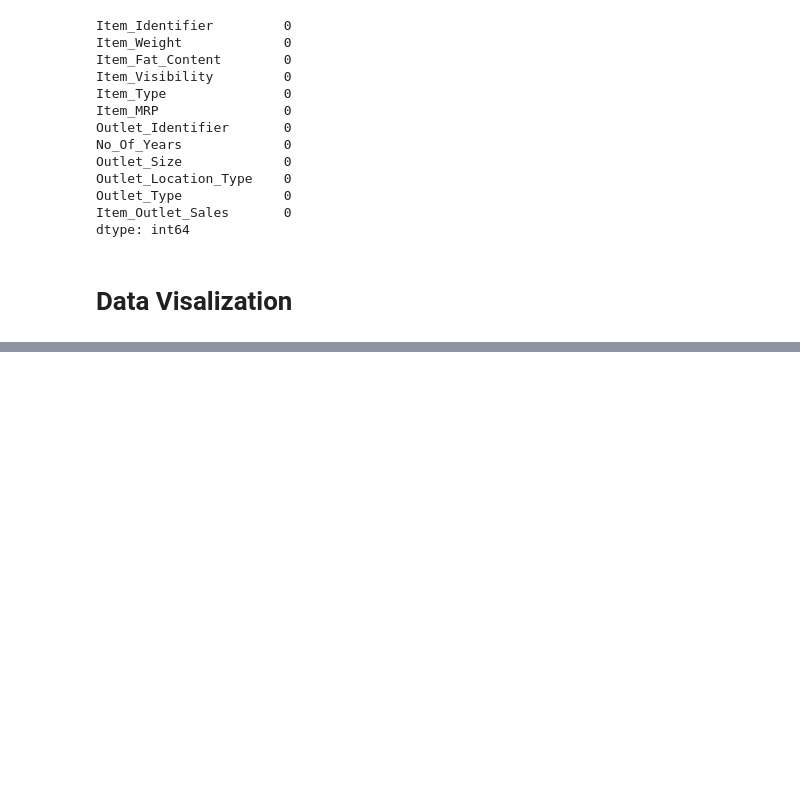
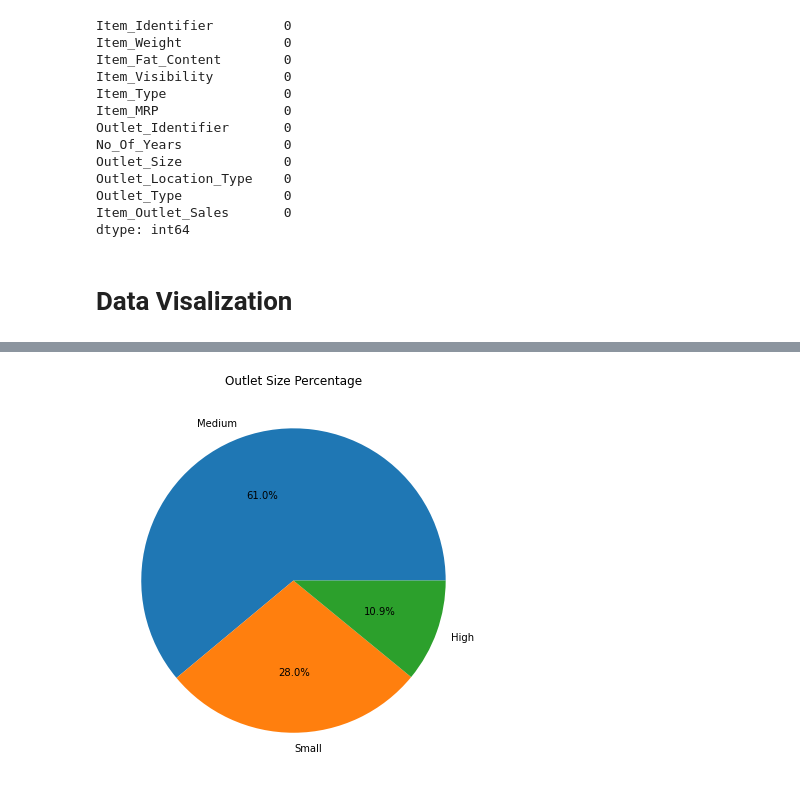
Before and after one commit to rajeshdiu/Big-Mart-Data-Analysis, a Jupyter notebook: Big Mart Sales Prediction.ipynb, the cells around one changed output, grey strips where cells are left out. Saved outputs shown, nothing was run; the diff lists cells and outputs as text; code cells hidden in the pictures; blank space fills up the shorter version.

```diff
--- a/Big Mart Sales Prediction.ipynb
+++ b/Big Mart Sales Prediction.ipynb
@@ -409,0 +418,7 @@ plt.show()
+# %%
+plt.figure(figsize=(7,7))
+plt.pie(list(data['Outlet_Size'].value_counts()[0:8]),labels=list(data['Outlet_Size'].value_counts()[0:8].keys()),autopct='%0.1f%%')
+plt.title('Outlet Size Percentage')
+plt.show()
+# %% [output]
+[figure, added]
```
Also changed, not shown: parts of 37 cells of this notebook.
